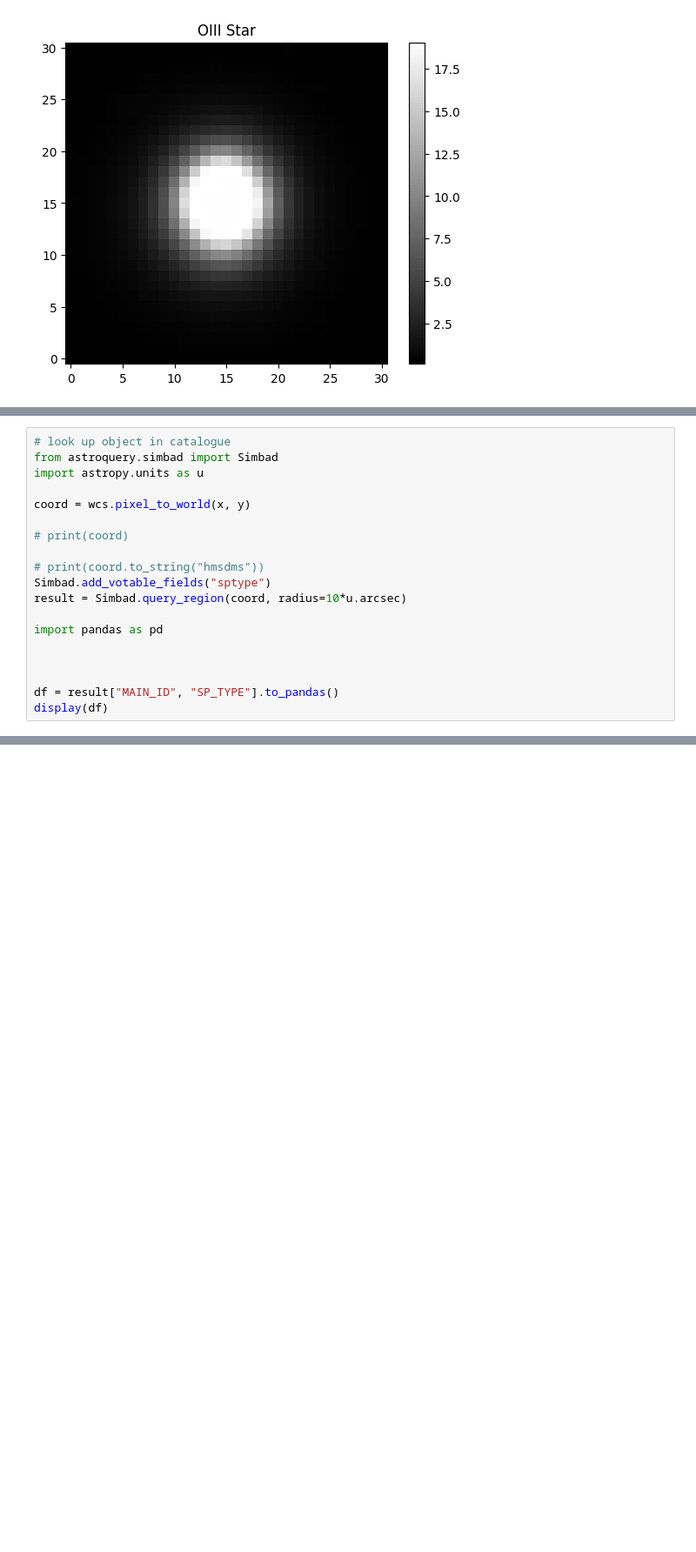
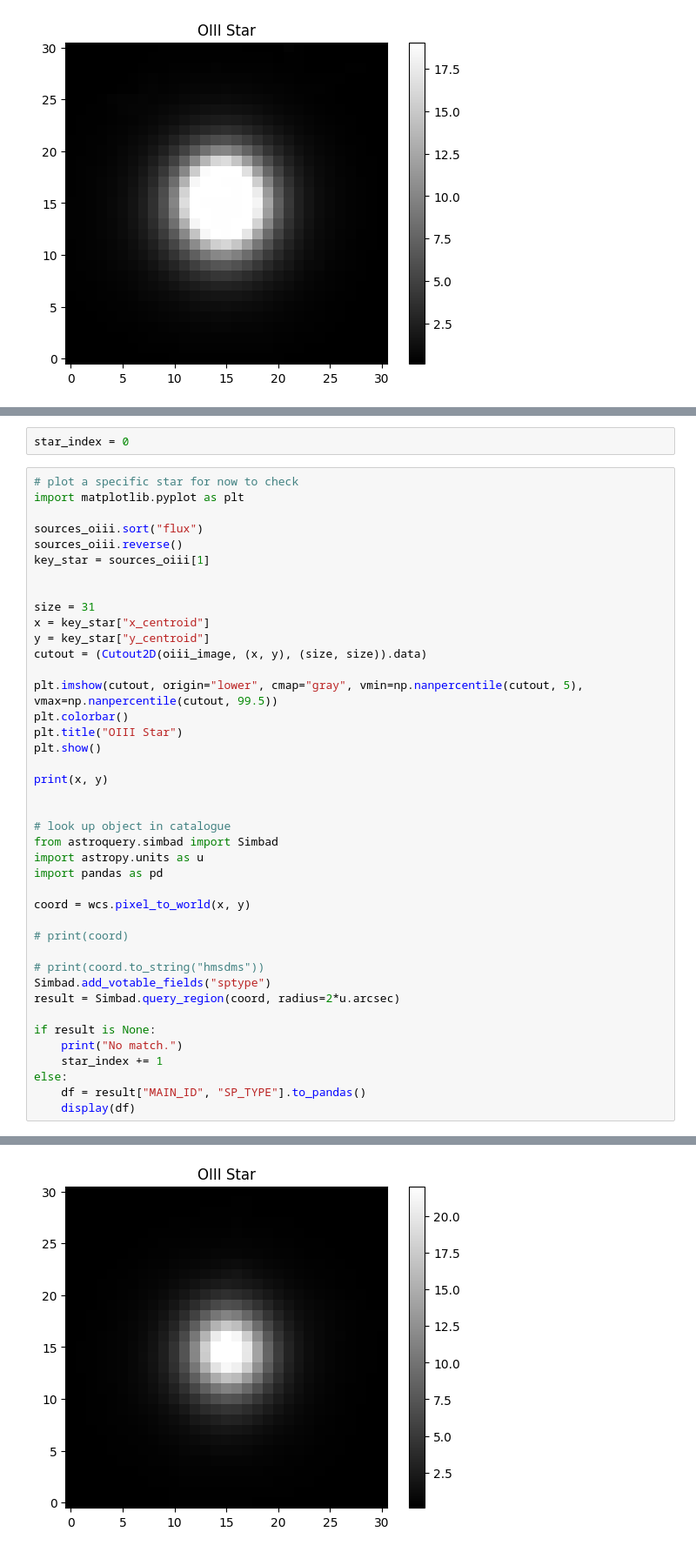
Before and after one commit to pirgalim/SNR-0548-70.4, a Jupyter notebook: spectral_calibration.ipynb, the cells around one changed output, grey strips where cells are left out. Shown at 87% size. Drawn from its saved outputs; the diff is of its cells as text; blank space fills up the shorter version.

```diff
--- a/spectral_calibration.ipynb
+++ b/spectral_calibration.ipynb
@@ -79,7 +76,31 @@ print(x, y)
+# %%
+star_index = 0
 # %%
+# plot a specific star for now to check
+import matplotlib.pyplot as plt
+
+sources_oiii.sort("flux")
+sources_oiii.reverse()
+key_star = sources_oiii[1]
+
+
+size = 31
+x = key_star["x_centroid"]
+y = key_star["y_centroid"]
+cutout = (Cutout2D(oiii_image, (x, y), (size, size)).data)
+
+plt.imshow(cutout, origin="lower", cmap="gray", vmin=np.nanpercentile(cutout, 5), vmax=np.nanpercentile(cutout, 99.5))
+plt.colorbar()
+plt.title("OIII Star")
+plt.show()
+
+print(x, y)
+
+
 # look up object in catalogue
 from astroquery.simbad import Simbad
 import astropy.units as u
+import pandas as pd
 
 coord = wcs.pixel_to_world(x, y)
 
@@ -87,12 +108,12 @@ coord = wcs.pixel_to_world(x, y)
 
 # print(coord.to_string("hmsdms"))
 Simbad.add_votable_fields("sptype")
-result = Simbad.query_region(coord, radius=10*u.arcsec)
+result = Simbad.query_region(coord, radius=2*u.arcsec)
 
-import pandas as pd
-
-
-
-df = result["MAIN_ID", "SP_TYPE"].to_pandas()
-display(df)
+if result is None:
+    print("No match.")
+    star_index += 1
+else:
+    df = result["MAIN_ID", "SP_TYPE"].to_pandas()
+    display(df)
 # %% [output]
@@ -100,0 +120 @@ display(df)
+[figure, added]
```
Also changed, not shown: parts of 2 cells of this notebook.
